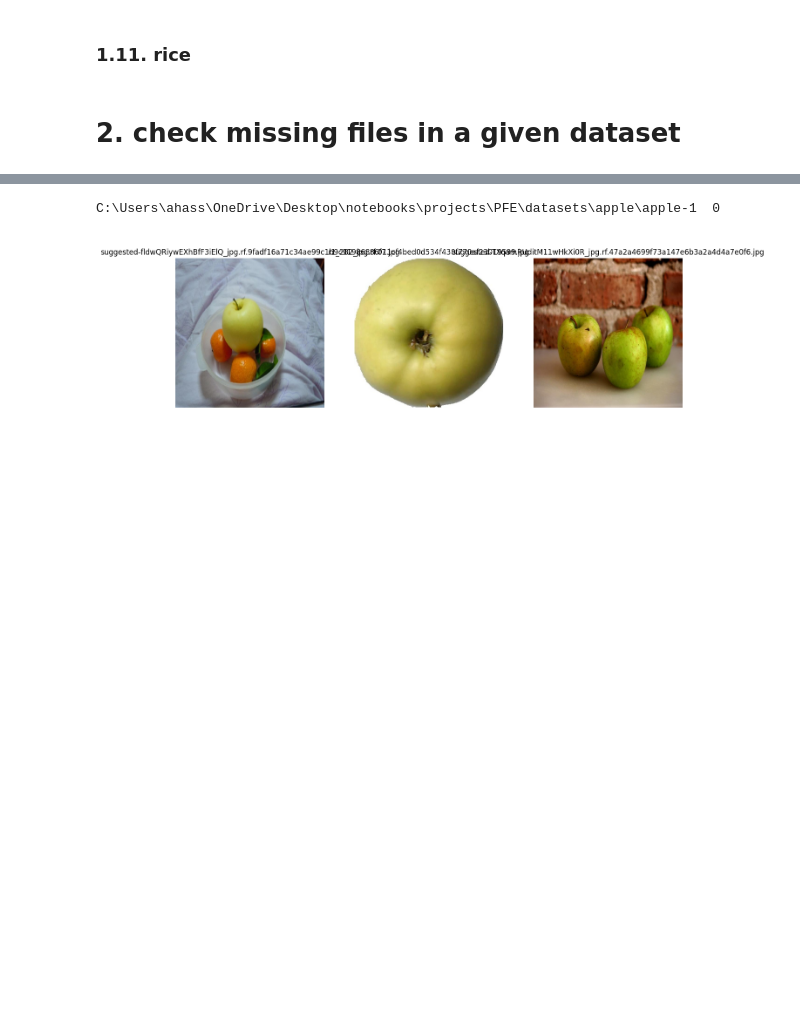
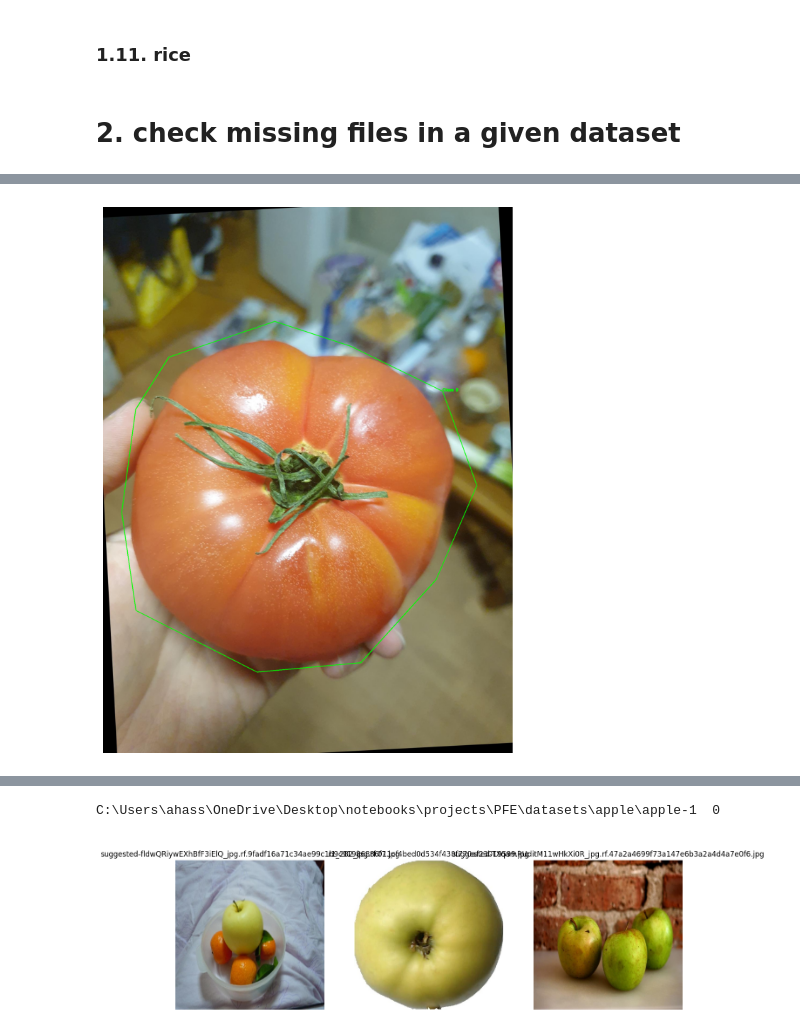
Before and after one commit to AmineHassaouy/ChefLens, a Jupyter notebook: app.ipynb, the cells around one changed output, grey strips where cells are left out. Drawn from its saved outputs; the diff is of its cells as text; code cells hidden in the pictures; blank space fills up the shorter version.

Commit message:
finding more problems in the datasets, and solving the overwritten datasets by changing the names

```diff
--- a/app.ipynb
+++ b/app.ipynb
@@ -473,0 +929,99 @@ Class names: ['tomato']
+# %%
+import cv2
+import os
+import numpy as np
+import matplotlib.pyplot as plt
+
+def find_image_path(dataset_path, txt_name):
+    """Find the corresponding image path for a given .txt file."""
+    image_name = txt_name.replace('.txt', '.jpg')  # or .png, .jpeg
+    for split in ['train', 'valid', 'test']:
+        images_dir = os.path.join(dataset_path, split, 'images')
+        if os.path.exists(images_dir):
+            image_path = os.path.join(images_dir, image_name)
+            if os.path.exists(image_path):
+                return image_path
+    return None
+
+def draw_annotations(image_path, txt_path):
+    """Draw annotations (bounding boxes or polygons) on the image."""
+    image = cv2.imread(image_path)
+    if image is None:
+        print(f"Error: Could not load image {image_path}")
+        return
+    image = cv2.cvtColor(image, cv2.COLOR_BGR2RGB)
+    img_height, img_width = image.shape[:2]
+
+    with open(txt_path, 'r') as file:
+        lines = file.readlines()
+
+    for line in lines:
+        values = line.strip().split()
+        if len(values) < 2:
+            continue  # Skip invalid lines
+
+        class_id = int(values[0])
+        points = []
+
+        # Check if it's a bounding box (5 values) or polygon (multiple pairs)
+        if len(values) == 5:
+            # Bounding box: class_id, x_center, y_center, width, height
+            x_center, y_center, width, height = map(float, values[1:5])
+            x_center *= img_width
+            y_center *= img_height
+            width *= img_width
+            height *= img_height
+            x_min = int(x_center - width / 2)
+            y_min = int(y_center - height / 2)
+            x_max = int(x_center + width / 2)
+            y_max = int(y_center + height / 2)
+            cv2.rectangle(image, (x_min, y_min), (x_max, y_max), (0, 255, 0), 2)
+            cv2.putText(image, f"Class {class_id}", (x_min, y_min - 10), cv2.FONT_HERSHEY_SIMPLEX, 0.5, (0, 255, 0), 2)
+        else:
+            # Polygon: class_id followed by pairs of x, y coordinates
+            for i in range(1, len(values), 2):
+                if i + 1 >= len(values):
+                    break
+                x = int(float(values[i]) * img_width)
+                y = int(float(values[i + 1]) * img_height)
+                points.append((x, y))
+            if len(points) > 0:
+                cv2.polylines(image, [np.array(points, np.int32)], isClosed=True, color=(0, 255, 0), thickness=2)
+                cv2.putText(image, f"Class {class_id}", points[0], cv2.FONT_HERSHEY_SIMPLEX, 0.5, (0, 255, 0), 2)
+
+    # Display the image
+    plt.figure(figsize=(10, 10))
+    plt.imshow(image)
+    plt.axis('off')
+    plt.show()
+
+def visualize_annotations(dataset_path, txt_name):
+    """Main function: Find image and draw annotations."""
+    # Find the .txt file in train/valid/test
+    txt_path = None
+    for split in ['train', 'valid', 'test']:
+        labels_dir = os.path.join(dataset_path, split, 'labels')
+        if os.path.exists(labels_dir):
+            potential_txt_path = os.path.join(labels_dir, txt_name)
+            if os.path.exists(potential_txt_path):
+                txt_path = potential_txt_path
+                break
+    if not txt_path:
+        print(f"Error: Could not find {txt_name} in train/valid/test labels.")
+        return
+
+    # Find the corresponding image
+    image_path = find_image_path(dataset_path, txt_name)
+    if not image_path:
+        print(f"Error: Could not find corresponding image for {txt_name}.")
+        return
+
+    # Draw annotations
+    draw_annotations(image_path, txt_path)
+
+# Example usage
+dataset_path = r"C:\Users\ahass\OneDrive\Desktop\notebooks\projects\PFE\datasets\tomato\tomato-10"
+txt_name = "20220413_190515_jpg.rf.8de1fb2fd5dec4689d16460139157303.txt"
+visualize_annotations(dataset_path, txt_name)
+# %% [output]
+[figure, added]
```
Also changed, not shown: parts of 17 cells of this notebook.
